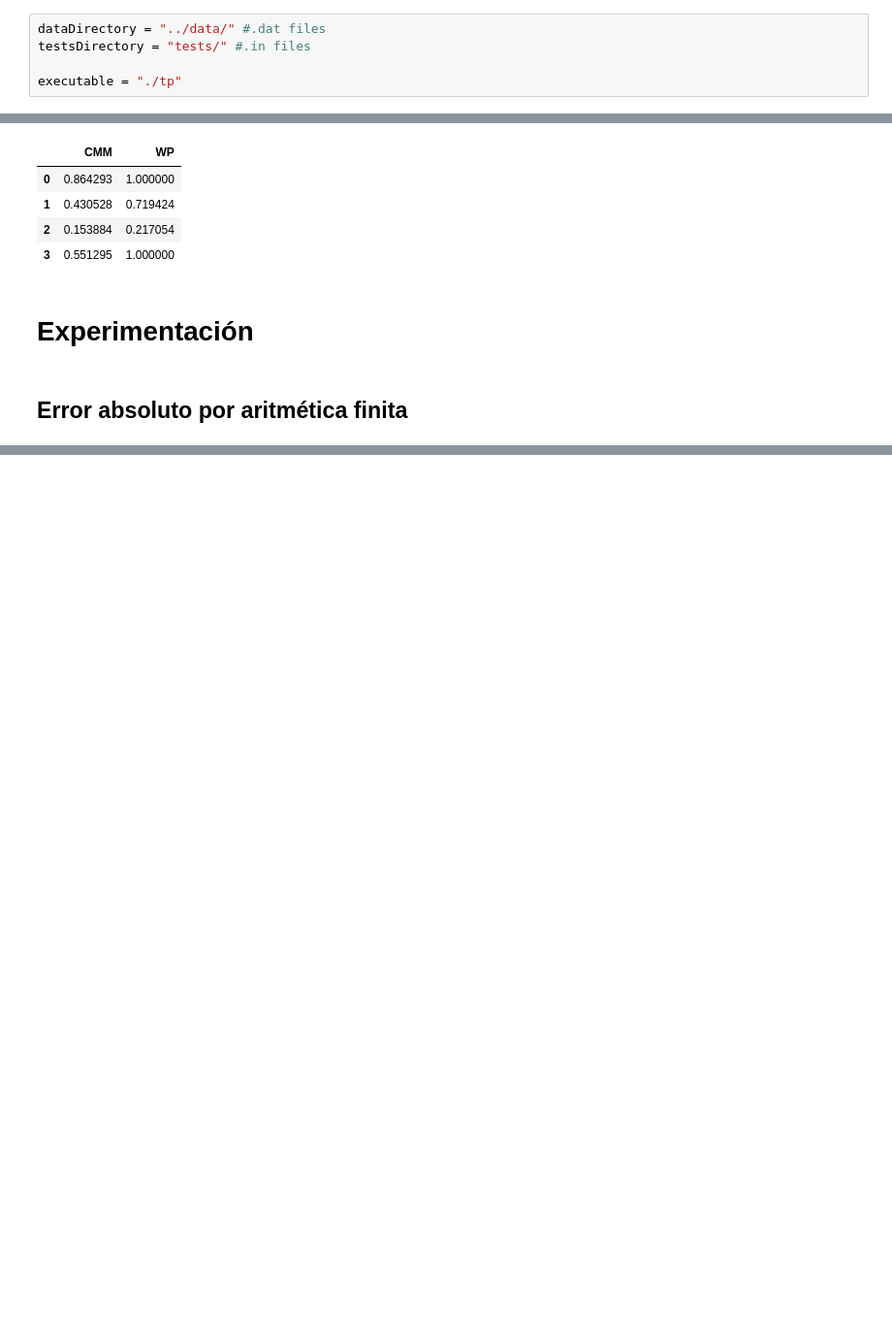
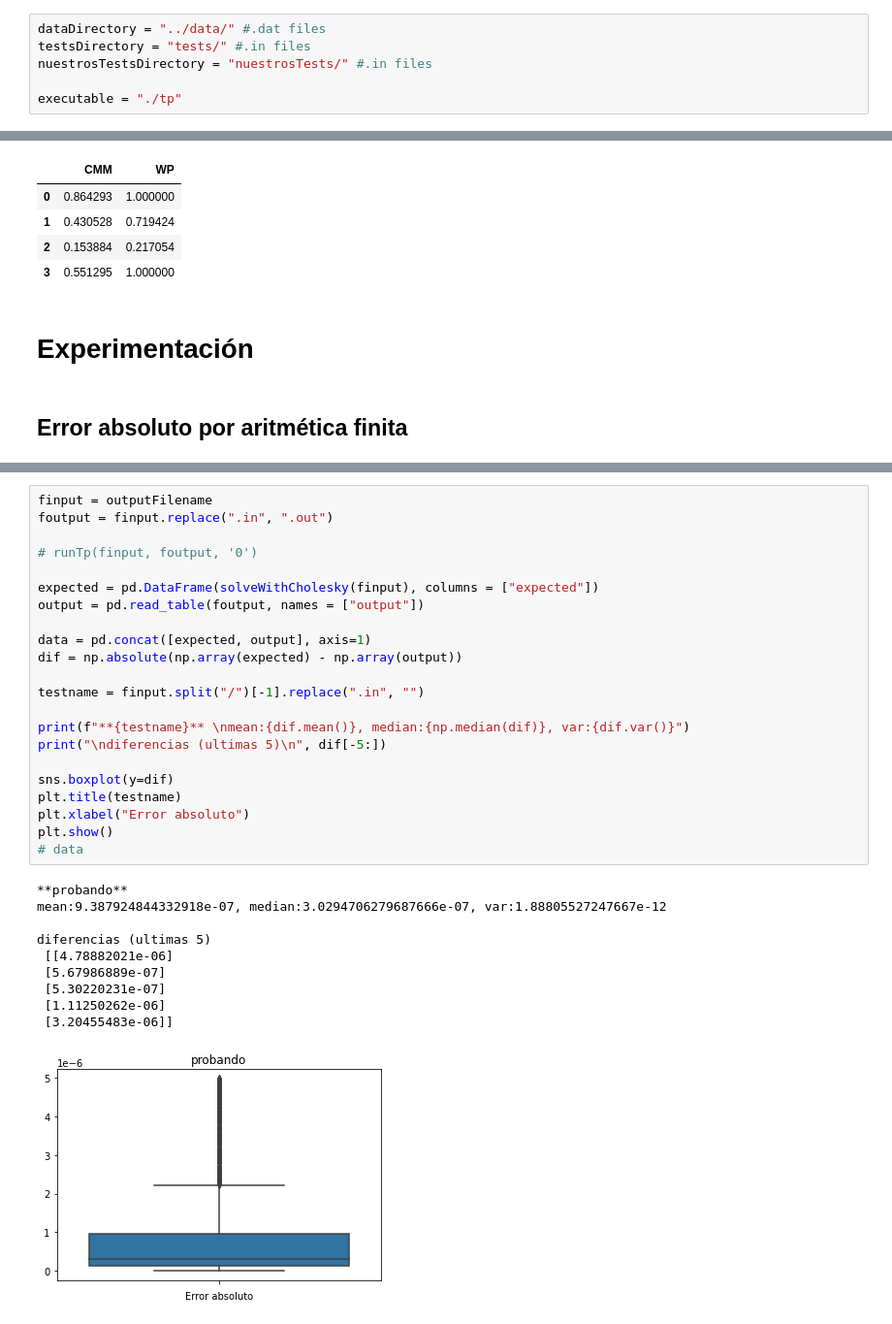
Before and after one commit to fzanollo/metodos-num, a Jupyter notebook: tp1/src/tp1mn.ipynb, the cells around one changed output, grey strips where cells are left out. Shown at 97% size. Drawn from its saved outputs; the diff is of its cells as text; blank space fills up the shorter version.

Commit message:
avance exp error abs

```diff
--- a/tp1/src/tp1mn.ipynb
+++ b/tp1/src/tp1mn.ipynb
@@ -87,6 +88,7 @@ from subprocess import *
 # %%
 dataDirectory = "../data/" #.dat files
 testsDirectory = "tests/" #.in files
+nuestrosTestsDirectory = "nuestrosTests/" #.in files
 
 executable = "./tp"
 # %%
@@ -219,0 +306,33 @@ diferencias (1ras 5)
+# %%
+finput = outputFilename
+foutput = finput.replace(".in", ".out")
+
+# runTp(finput, foutput, '0')
+
+expected = pd.DataFrame(solveWithCholesky(finput), columns = ["expected"])
+output = pd.read_table(foutput, names = ["output"])
+
+data = pd.concat([expected, output], axis=1)
+dif = np.absolute(np.array(expected) - np.array(output))
+
+testname = finput.split("/")[-1].replace(".in", "")
+
+print(f"**{testname}** \nmean:{dif.mean()}, median:{np.median(dif)}, var:{dif.var()}")
+print("\ndiferencias (ultimas 5)\n", dif[-5:])
+
+sns.boxplot(y=dif)
+plt.title(testname)
+plt.xlabel("Error absoluto")
+plt.show()
+# data
+# %% [output]
+**probando**
+mean:9.387924844332918e-07, median:3.0294706279687666e-07, var:1.88805527247667e-12
+
+diferencias (ultimas 5)
+ [[4.78882021e-06]
+ [5.67986889e-07]
+ [5.30220231e-07]
+ [1.11250262e-06]
+ [3.20455483e-06]]
+[figure, added]
```
Also changed, not shown: parts of 8 cells of this notebook, 6 other files.
